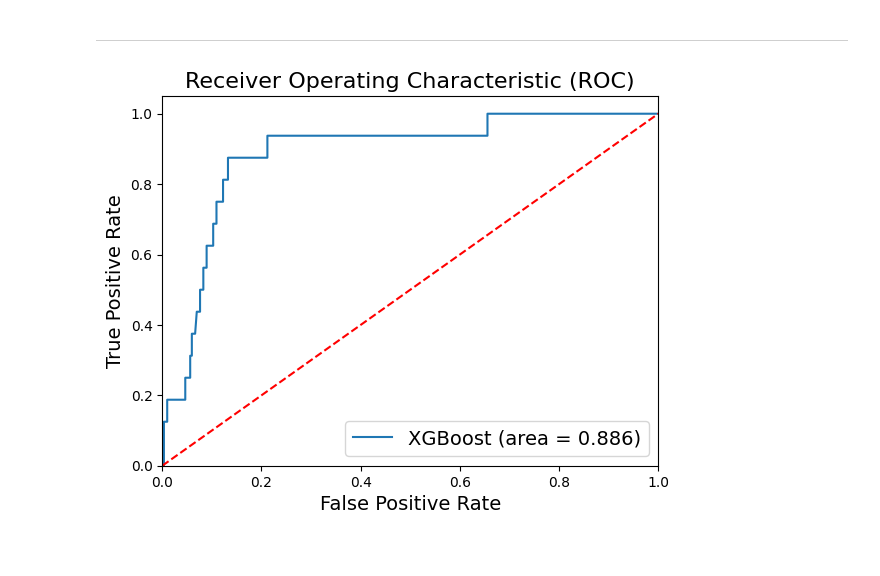
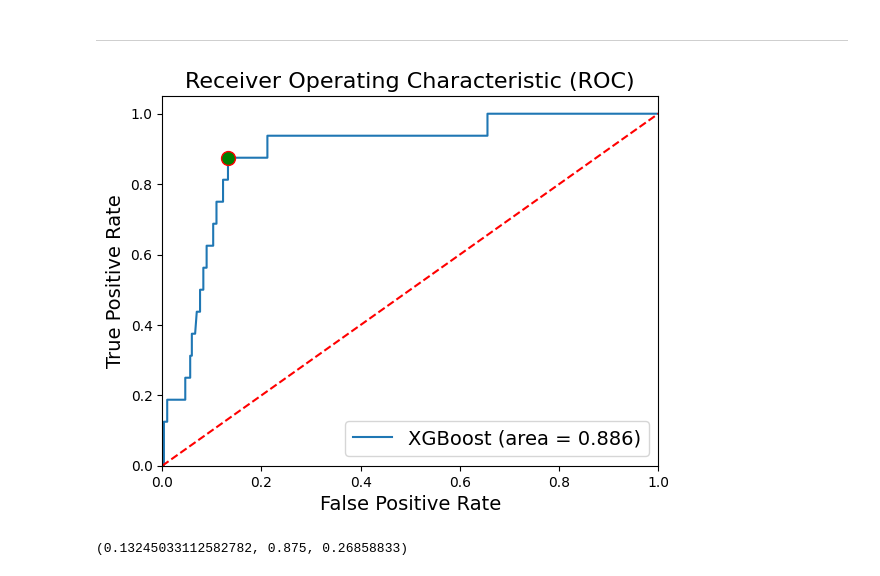
Before and after one commit to paulrousset/case-study-auto, a Jupyter notebook: 02_Modeling.ipynb, the cells around one changed output. Saved outputs shown, nothing was run; the diff lists cells and outputs as text; code cells hidden in the pictures.

```diff
--- a/02_Modeling.ipynb
+++ b/02_Modeling.ipynb
@@ -688,17 +688,22 @@ Wall time: 0 ns
 # %%
 from sklearn.metrics import roc_curve
 
 rf_roc_auc = roc_auc_score(y_test, test_preds)
 fpr, tpr, thresholds = roc_curve(y_test, test_preds)
 plt.figure()
 plt.plot(fpr, tpr, label='XGBoost (area = %0.3f)' % rf_roc_auc)
 plt.plot([0, 1], [0, 1],'r--')
 plt.xlim([0.0, 1.0])
 plt.ylim([0.0, 1.05])
+plt.plot(0.132, 0.875, marker="o", markersize=10, markeredgecolor="red", markerfacecolor="green")
 plt.xlabel('False Positive Rate', fontsize=14)
 plt.ylabel('True Positive Rate', fontsize=14)
 plt.title('Receiver Operating Characteristic (ROC)', fontsize=16)
 plt.legend(loc="lower right", fontsize=14)
 plt.show();
 # %% [output]
-[figure, old version]
+[figure, new version]
+# %%
+fpr[26], tpr[26], thresholds[26]
+# %% [output]
+(0.13245033112582782, 0.875, 0.26858833)
```
Also changed, not shown: parts of 10 cells of this notebook.
